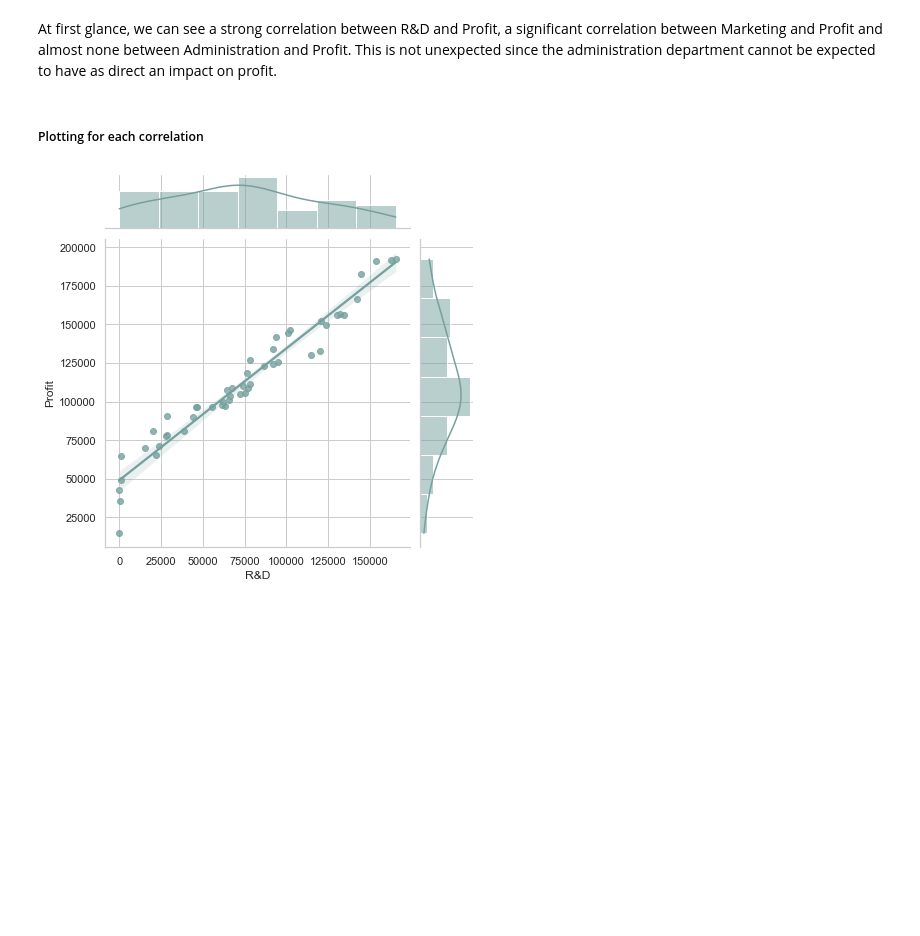
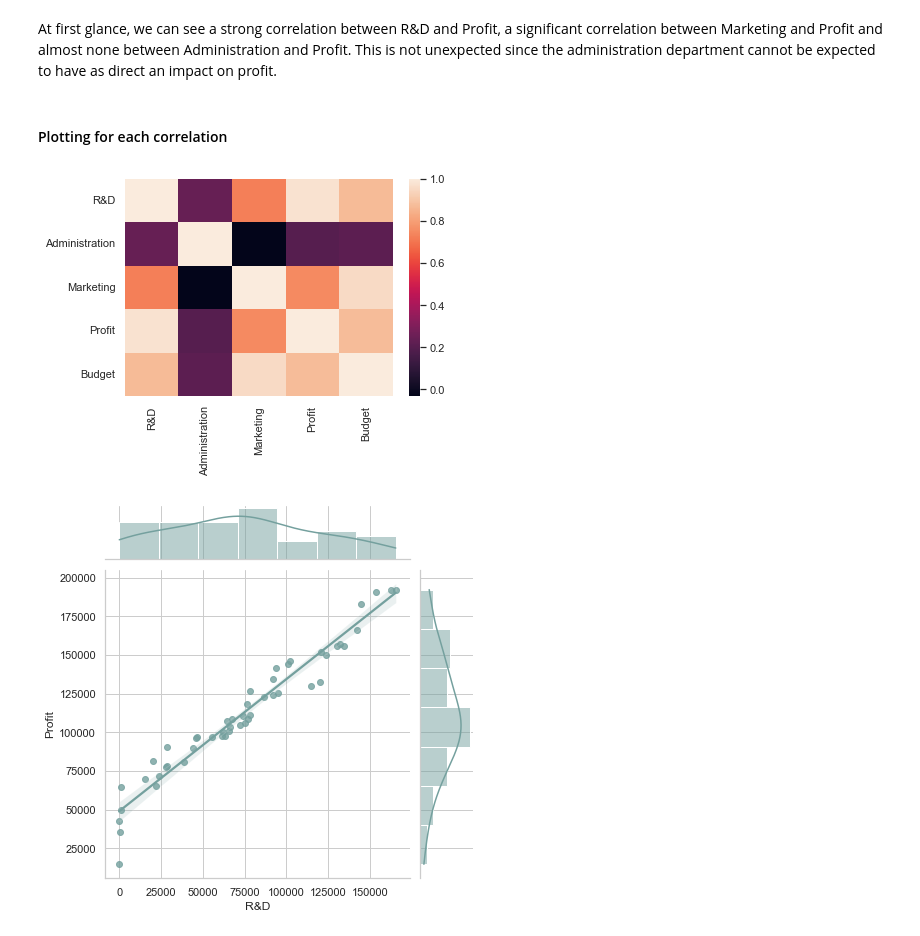
Before and after one commit to LeBonThib/SIMPLON_BPI_EDA, a Jupyter notebook: Linear_Regression.ipynb, the cells around one changed output. Saved outputs shown, nothing was run; the diff lists cells and outputs as text; code cells hidden in the pictures; blank space fills up the shorter version.

```diff
--- a/Linear_Regression.ipynb
+++ b/Linear_Regression.ipynb
@@ -94,7 +93,12 @@ data.corr()
 # %% [markdown]
 At first glance, we can see a strong correlation between R&D and Profit, a significant correlation between Marketing and Profit and almost none between Administration and Profit. This is not unexpected since the administration department cannot be expected to have as direct an impact on profit.
 # %% [markdown]
-##### Plotting for each correlation
+#### Plotting for each correlation
+# %%
+SNS.heatmap(data.corr())
+PLT.show()
+# %% [output]
+[figure, added]
 # %%
 SNS.jointplot(x="R&D",y="Profit",kind="reg",data=data)
 PLT.show()
```
Also changed, not shown: parts of 36 cells of this notebook.
